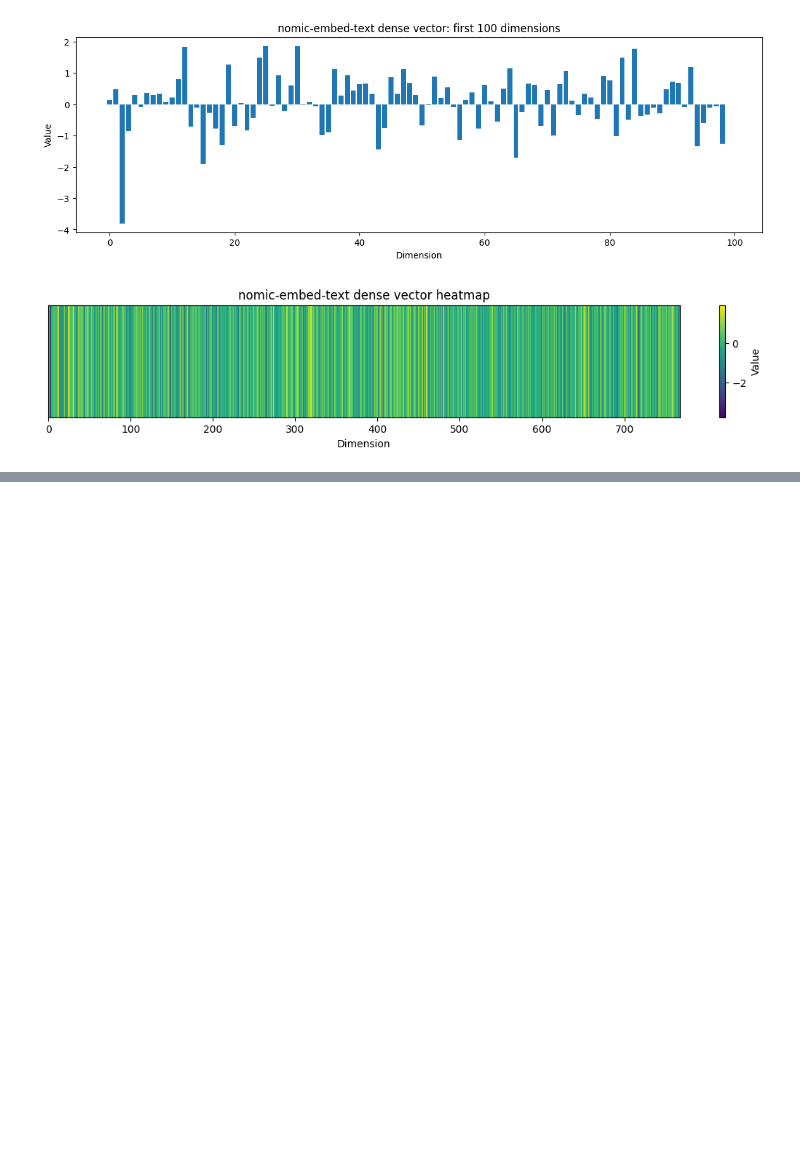
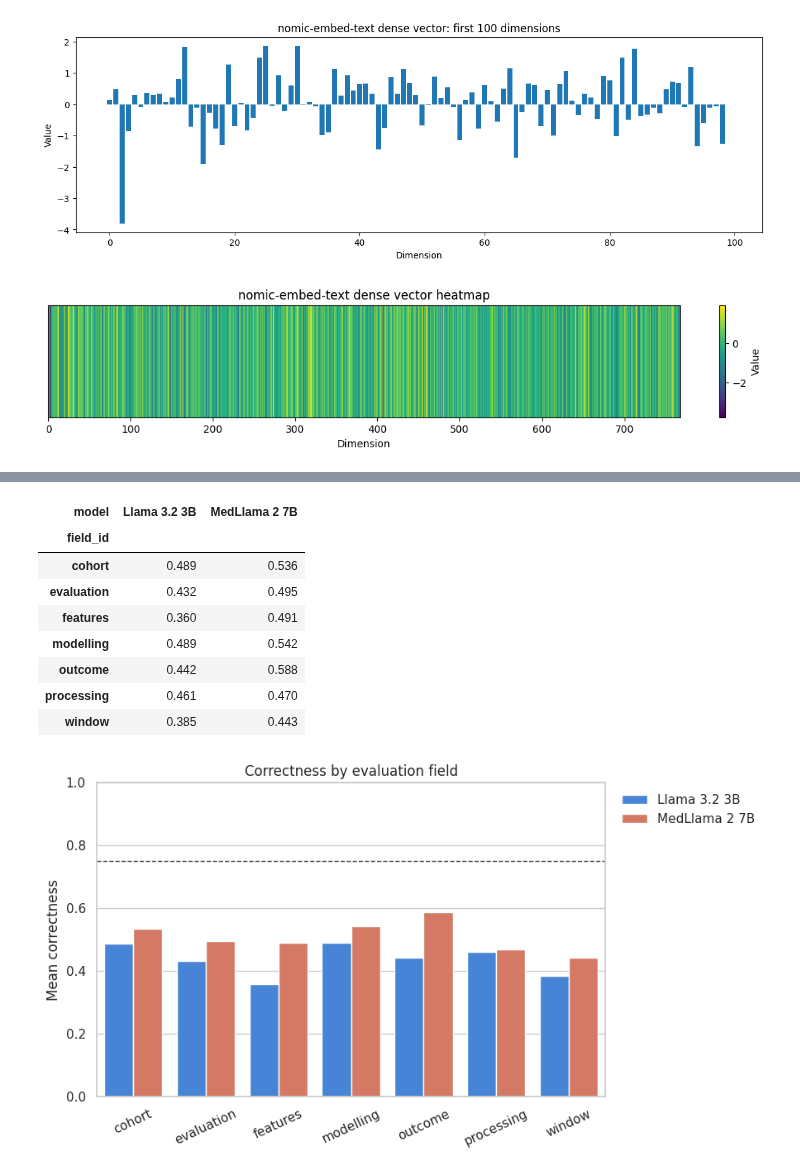
Before and after one commit to Crazz-Zaac/llm-driven-clinical-study-analysis, a Jupyter notebook: llm4ehr/rag_evaluation/visualize.ipynb, the cells around one changed output, grey strips where cells are left out. Cells and saved outputs as stored; diff of their text form; code cells hidden in the pictures; blank space fills up the shorter version.

```diff
--- a/llm4ehr/rag_evaluation/visualize.ipynb
+++ b/llm4ehr/rag_evaluation/visualize.ipynb
@@ -348,0 +588,32 @@ Zero values: 0
+# %%
+field_scores = (
+    results.groupby(["field_id", "model"], as_index=False)
+    .agg(mean_correctness=("correctness_score", "mean"), pass_rate=("is_correct", "mean"), n=("query_id", "size"))
+)
+
+fig, ax = plt.subplots(figsize=(9, 5))
+if sns:
+    sns.barplot(data=field_scores, x="field_id", y="mean_correctness", hue="model", hue_order=MODEL_ORDER, palette=MODEL_COLORS, ax=ax)
+else:
+    field_scores.pivot(index="field_id", columns="model", values="mean_correctness")[MODEL_ORDER].plot(kind="bar", color=[MODEL_COLORS[m] for m in MODEL_ORDER], ax=ax)
+ax.axhline(threshold, color="#444", linestyle="--", linewidth=1)
+ax.set_ylim(0, 1.0)
+ax.set_xlabel("")
+ax.set_ylabel("Mean correctness")
+ax.set_title("Correctness by evaluation field")
+ax.tick_params(axis="x", rotation=25)
+ax.legend(frameon=False, loc="upper left", bbox_to_anchor=(1.01, 1))
+plt.tight_layout()
+
+display(field_scores.pivot(index="field_id", columns="model", values="mean_correctness").reindex(columns=MODEL_ORDER).round(3))
+# %% [output]
+| model | Llama 3.2 3B | MedLlama 2 7B |
+| field_id |  |  |
+| cohort | 0.489 | 0.536 |
+| evaluation | 0.432 | 0.495 |
+| features | 0.360 | 0.491 |
+| modelling | 0.489 | 0.542 |
+| outcome | 0.442 | 0.588 |
+| processing | 0.461 | 0.470 |
+| window | 0.385 | 0.443 |
+[figure, added]
```
Also changed, not shown: parts of 46 cells of this notebook, 8 other files.
